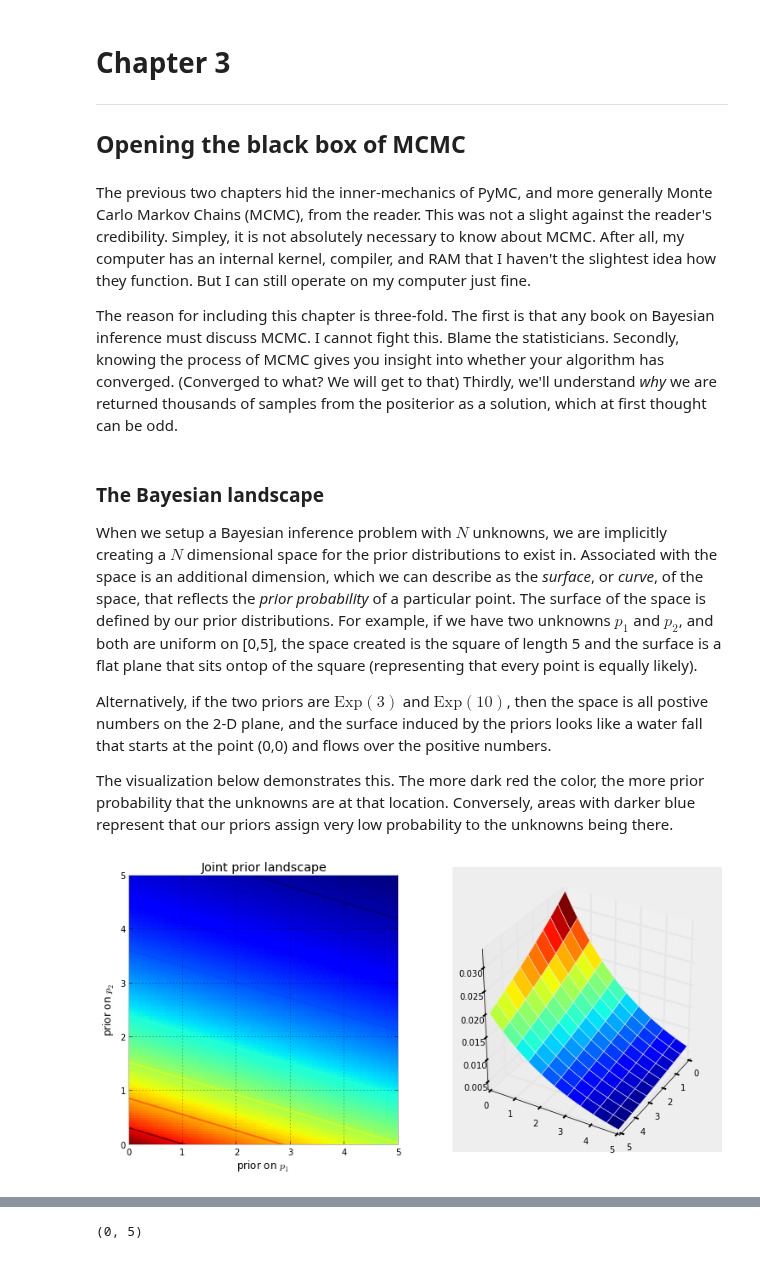
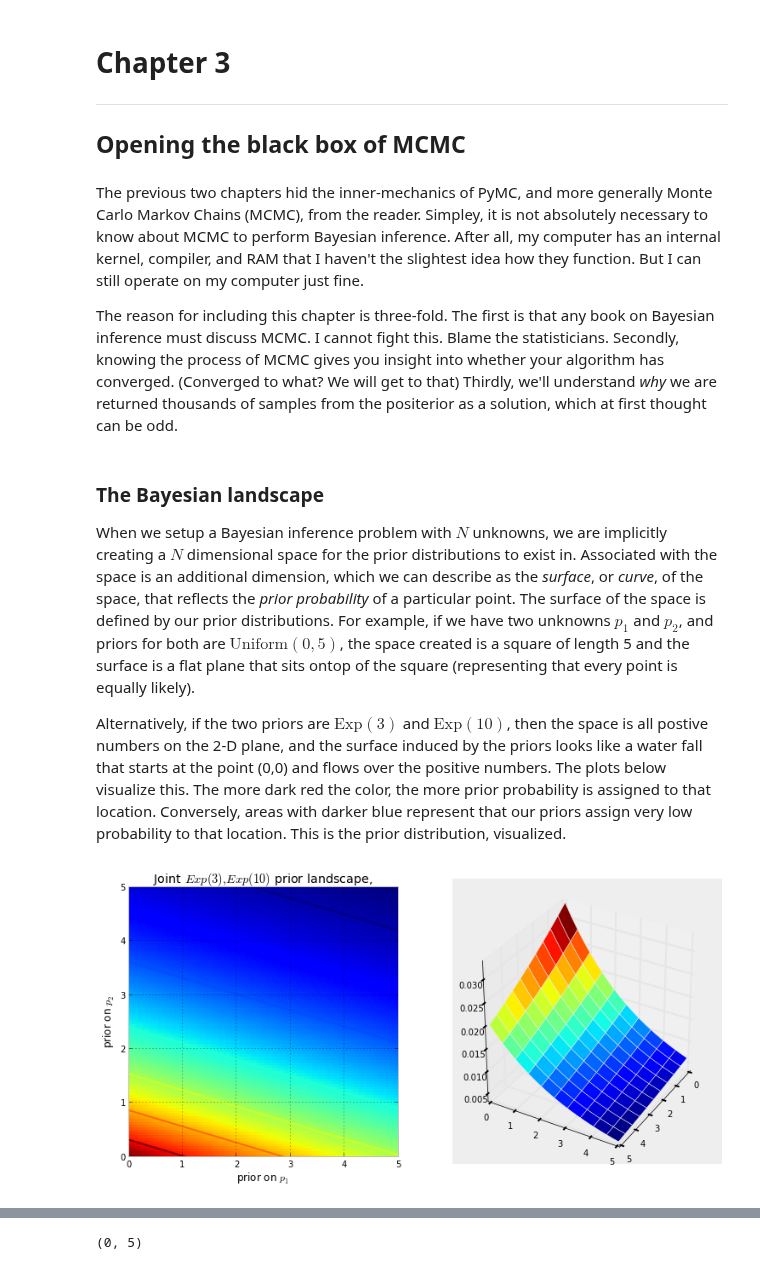
Before and after one commit to CamDavidsonPilon/Probabilistic-Programming-and-Bayesian-Methods-for-Hackers, a Jupyter notebook: Chapter3_MCMC/IntroMCMC.ipynb, the cells around one changed output, grey strips where cells are left out. Saved outputs shown, nothing was run; the diff lists cells and outputs as text; code cells hidden in the pictures.

```diff
--- a/Chapter3_MCMC/IntroMCMC.ipynb
+++ b/Chapter3_MCMC/IntroMCMC.ipynb
@@ -9,47 +9,44 @@ _______
 
 ## Opening the black box of MCMC
 # %% [markdown]
-The previous two chapters hid the inner-mechanics of PyMC, and more generally Monte Carlo Markov Chains (MCMC), from the reader. This was not a slight against the reader's credibility. Simpley, it is not absolutely necessary to know about MCMC. After all, my computer has an internal kernel, compiler, and RAM that I haven't the slightest idea how they function. But I can still operate on my computer just fine.
+The previous two chapters hid the inner-mechanics of PyMC, and more generally Monte Carlo Markov Chains (MCMC), from the reader. Simpley, it is not absolutely necessary to know about MCMC to perform Bayesian inference. After all, my computer has an internal kernel, compiler, and RAM that I haven't the slightest idea how they function. But I can still operate on my computer just fine.
 
 The reason for including this chapter is three-fold. The first is that any book on Bayesian inference must discuss MCMC. I cannot fight this. Blame the statisticians. Secondly, knowing the process of MCMC gives you insight into whether your algorithm has converged. (Converged to what? We will get to that) Thirdly, we'll understand *why* we are returned thousands of samples from the positerior as a solution, which at first thought can be odd.
 # %% [markdown]
 ### The Bayesian landscape
 
-When we setup a Bayesian inference problem with $N$ unknowns, we are implicitly creating a $N$ dimensional space for the prior distributions to exist in. Associated with the space is an additional dimension, which we can describe as the *surface*, or *curve*, of the space, that reflects the *prior probability* of a particular point. The surface of the space is defined by our prior distributions. For example, if we have two unknowns $p_1$ and $p_2$, and both are uniform on [0,5], the space created is the square of length 5 and the surface is a flat plane that sits ontop of the square (representing that every point is equally likely).
+When we setup a Bayesian inference problem with $N$ unknowns, we are implicitly creating a $N$ dimensional space for the prior distributions to exist in. Associated with the space is an additional dimension, which we can describe as the *surface*, or *curve*, of the space, that reflects the *prior probability* of a particular point. The surface of the space is defined by our prior distributions. For example, if we have two unknowns $p_1$ and $p_2$, and priors for both are $\text{Uniform}(0,5)$, the space created is a square of length 5 and the surface is a flat plane that sits ontop of the square (representing that every point is equally likely).
 
-Alternatively, if the two priors are $\text{Exp}(3)$ and $\text{Exp}(10)$, then the space is all postive numbers on the 2-D plane, and the surface induced by the priors looks like a water fall that starts at the point (0,0) and flows over the positive numbers.
-
-
-The visualization below demonstrates this. The more dark red the color, the more prior probability that the unknowns are at that location. Conversely, areas with darker blue represent that our priors assign very low probability to the unknowns being there.
+Alternatively, if the two priors are $\text{Exp}(3)$ and $\text{Exp}(10)$, then the space is all postive numbers on the 2-D plane, and the surface induced by the priors looks like a water fall that starts at the point (0,0) and flows over the positive numbers. The plots below visualize this. The more dark red the color, the more prior probability is assigned to that location. Conversely, areas with darker blue represent that our priors assign very low probability to that location. This is the prior distribution, visualized.
 # %%
 import matplotlib.pyplot as plt
 from mpl_toolkits.mplot3d import Axes3D
 
 figsize( 12.5,6 )
 
 fig = plt.figure()
 subplot(121)
 
 x = y = np.linspace(0,5, 100 )
 exp_x = stats.expon.pdf( x, scale = 3)
 exp_y = stats.expon.pdf(x, scale = 10)
 M = np.dot( exp_x[:,None], exp_y[None,:] )
 X, Y = np.meshgrid(x, y)
 CS = plt.contour( X, Y, M )
 
 im = plt.imshow(M, interpolation='none', origin='lower',
                 cmap=cm.jet, extent=(0,5,0,5))
 
 plt.xlabel( "prior on $p_1$")
 plt.ylabel( "prior on $p_2$")
-plt.title( "Joint prior landscape" )
+plt.title( "Joint $Exp(3), Exp(10)$ prior landscape, " )
 
 
 ax = fig.add_subplot(122, projection='3d')
 ax.plot_surface(X, Y, M, cmap=cm.jet )
 ax.view_init( azim = 390)
 # %% [output]
-[figure, old version]
+[figure, new version]
 # %% [markdown]
 These are simple examples in 2D space, where our brains can understand surfaces well. In practice, spaces and surfaces generated by our priors can be much higher dimensional.
 
```
Also changed, not shown: parts of 32 cells of this notebook, 4 other files.
